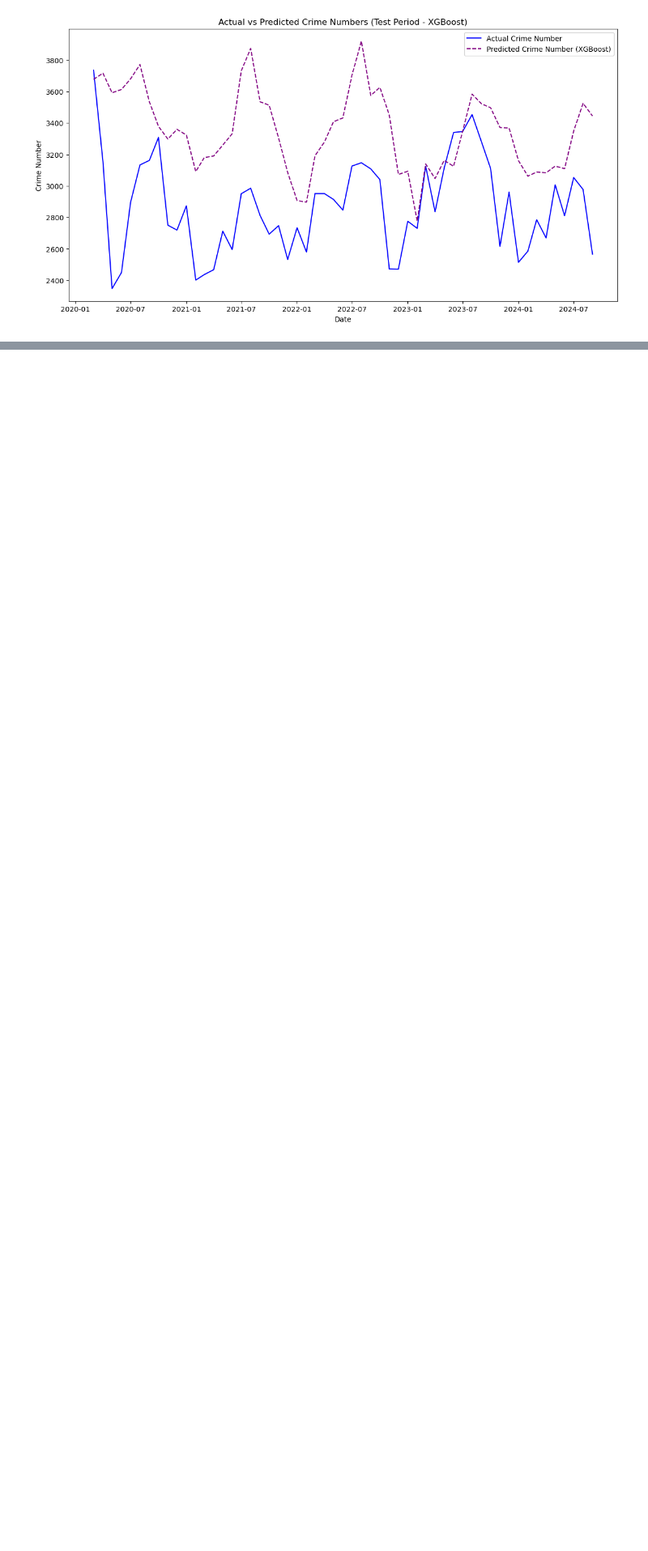
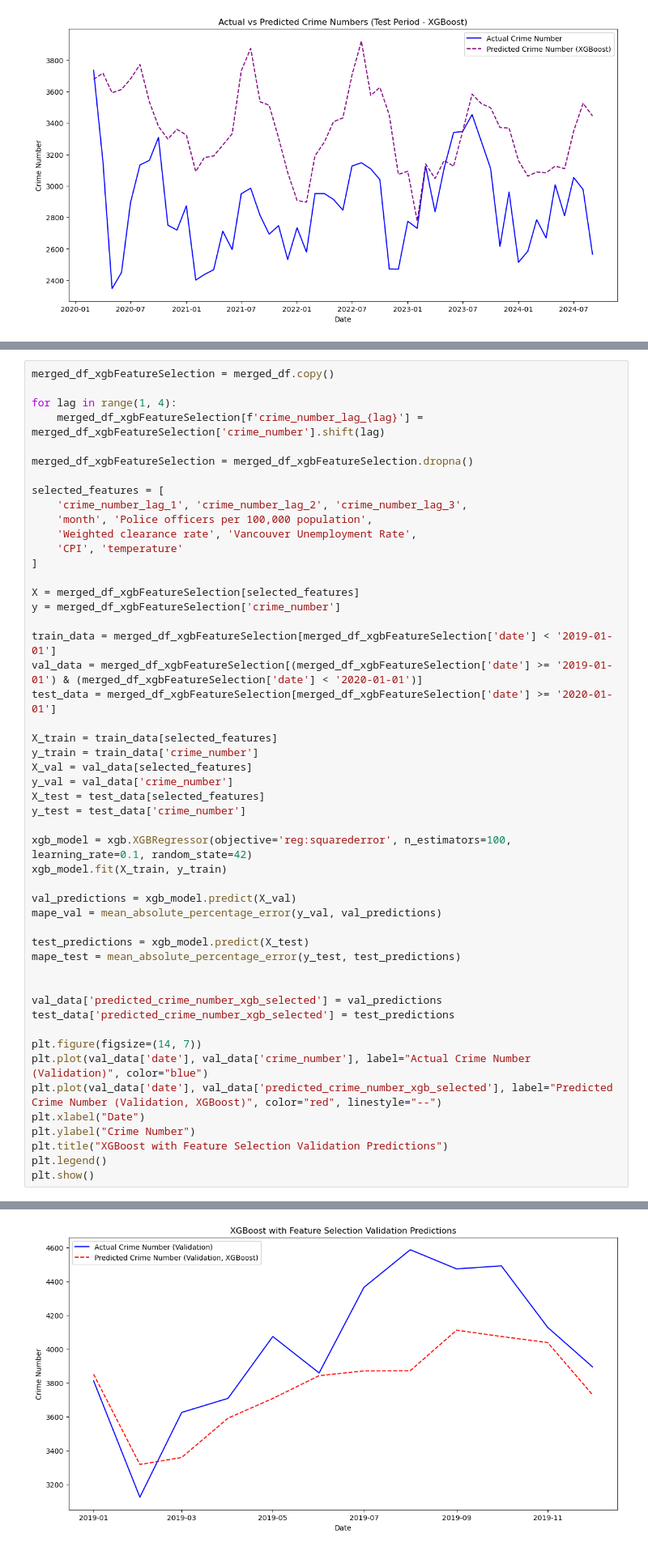
Before and after one commit to HantzeWANG/ECON490, a Jupyter notebook: CrimePrediction.ipynb, the cells around one changed output, grey strips where cells are left out. Shown at 81% size. Saved outputs shown, nothing was run; the diff lists cells and outputs as text; blank space fills up the shorter version.

```diff
--- a/CrimePrediction.ipynb
+++ b/CrimePrediction.ipynb
@@ -757,0 +741,51 @@ Test MAPE (XGBoost with selected features): 17.64%
+# %%
+merged_df_xgbFeatureSelection = merged_df.copy()
+
+for lag in range(1, 4):
+    merged_df_xgbFeatureSelection[f'crime_number_lag_{lag}'] = merged_df_xgbFeatureSelection['crime_number'].shift(lag)
+
+merged_df_xgbFeatureSelection = merged_df_xgbFeatureSelection.dropna()
+
+selected_features = [
+    'crime_number_lag_1', 'crime_number_lag_2', 'crime_number_lag_3',
+    'month', 'Police officers per 100,000 population',
+    'Weighted clearance rate', 'Vancouver Unemployment Rate',
+    'CPI', 'temperature'
+]
+
+X = merged_df_xgbFeatureSelection[selected_features]
+y = merged_df_xgbFeatureSelection['crime_number']
+
+train_data = merged_df_xgbFeatureSelection[merged_df_xgbFeatureSelection['date'] < '2019-01-01']
+val_data = merged_df_xgbFeatureSelection[(merged_df_xgbFeatureSelection['date'] >= '2019-01-01') & (merged_df_xgbFeatureSelection['date'] < '2020-01-01')]
+test_data = merged_df_xgbFeatureSelection[merged_df_xgbFeatureSelection['date'] >= '2020-01-01']
+
+X_train = train_data[selected_features]
+y_train = train_data['crime_number']
+X_val = val_data[selected_features]
+y_val = val_data['crime_number']
+X_test = test_data[selected_features]
+y_test = test_data['crime_number']
+
+xgb_model = xgb.XGBRegressor(objective='reg:squarederror', n_estimators=100, learning_rate=0.1, random_state=42)
+xgb_model.fit(X_train, y_train)
+
+val_predictions = xgb_model.predict(X_val)
+mape_val = mean_absolute_percentage_error(y_val, val_predictions)
+
+test_predictions = xgb_model.predict(X_test)
+mape_test = mean_absolute_percentage_error(y_test, test_predictions)
+
+
+val_data['predicted_crime_number_xgb_selected'] = val_predictions
+test_data['predicted_crime_number_xgb_selected'] = test_predictions
+
+plt.figure(figsize=(14, 7))
+plt.plot(val_data['date'], val_data['crime_number'], label="Actual Crime Number (Validation)", color="blue")
+plt.plot(val_data['date'], val_data['predicted_crime_number_xgb_selected'], label="Predicted Crime Number (Validation, XGBoost)", color="red", linestyle="--")
+plt.xlabel("Date")
+plt.ylabel("Crime Number")
+plt.title("XGBoost with Feature Selection Validation Predictions")
+plt.legend()
+plt.show()
+# %% [output]
@@ -757,0 +802 @@ Test MAPE (XGBoost with selected features): 17.64%
+[figure, added]
```
Also changed, not shown: parts of 7 cells of this notebook.
